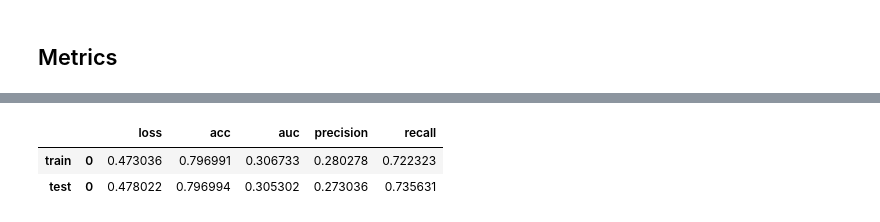
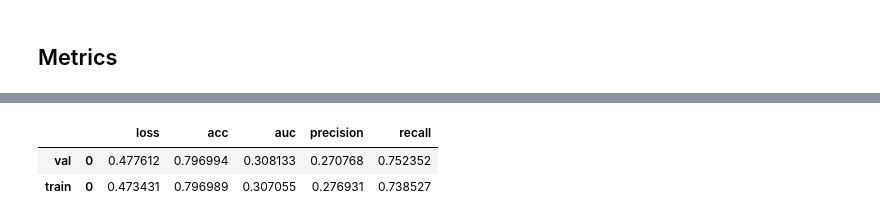
Before and after one commit to vla6/Blog_gnn_naics, a Jupyter notebook: 12_gnn_base_train.ipynb, the cells around one changed output, grey strips where cells are left out. Saved outputs shown, nothing was run; the diff lists cells and outputs as text; code cells hidden in the pictures.

Commit message:
Dev init model and metrics

```diff
--- a/12_gnn_base_train.ipynb
+++ b/12_gnn_base_train.ipynb
@@ -108,7 +108,7 @@ sg.random.set_seed(4345)
 ##### Node Predictor Generator and "Flows"
 Create objects to train on train cases, monitor on validation cases
 # %%
-generator = HinSAGENodeGenerator(sba_graph, batch_size=40,
+generator = HinSAGENodeGenerator(sba_graph, batch_size=20,
                                  num_samples=[10, 20],
                                  head_node_type='LoanNr_ChkDgt',
                                  seed=2454)
@@ -133,7 +133,7 @@ prediction = layers.Dense(units=1, activation="sigmoid",
 # %%
 model = Model(inputs=x_inp, outputs=prediction)
 model.compile(
-    optimizer=tf.keras.optimizers.legacy.Adam(learning_rate=0.001),
+    optimizer=tf.keras.optimizers.legacy.Adam(learning_rate=0.0001),
     loss = losses.binary_crossentropy,
     metrics=["acc", km.AUC(curve='PR'), km.Precision(thresholds=base_thresh),
              km.Recall(thresholds=base_thresh)],
@@ -142,7 +142,7 @@ model.compile(
 ##### Fit model
 # %%
 history = model.fit(
-    train_gen, epochs=20, validation_data=val_gen, verbose=2, shuffle=False
+    train_gen, epochs=20, validation_data=val_gen, verbose=2, shuffle=True
 )
 # %% [output]
 Epoch 1/20
@@ -181,5 +181,5 @@ pd.DataFrame(history.history).to_csv(Path(setup.temp_path).joinpath('12_REPORT_f
 # %% [markdown]
 ## Metrics
 # %%
-train_test_metrics = model.evaluate(val_gen)
+val_metrics = model.evaluate(val_gen)
 # %% [output]
@@ -191,10 +191,10 @@ train_metrics = model.evaluate(train_gen)
 # %%
-metrics = pd.concat([pd.DataFrame(dict(zip(model.metrics_names, [[t] for t in train_metrics]))),
-                         pd.DataFrame(dict(zip(model.metrics_names, [[t] for t in train_test_metrics])))],
-                        keys=['train', 'test'])
+metrics = pd.concat([pd.DataFrame(dict(zip(model.metrics_names, [[t] for t in val_metrics]))),
+                         pd.DataFrame(dict(zip(model.metrics_names, [[t] for t in train_metrics])))],
+                        keys=['val', 'train'])
 metrics.to_csv(Path(setup.temp_path).joinpath('12_REPORT_train_metrics.pkl'), index=True)
 metrics
 # %% [output]
 |  |  | loss | acc | auc | precision | recall |
-| train | 0 | 0.473036 | 0.796991 | 0.306733 | 0.280278 | 0.722323 |
-| test | 0 | 0.478022 | 0.796994 | 0.305302 | 0.273036 | 0.735631 |
+| val | 0 | 0.477612 | 0.796994 | 0.308133 | 0.270768 | 0.752352 |
+| train | 0 | 0.473431 | 0.796989 | 0.307055 | 0.276931 | 0.738527 |
```
Also changed, not shown: parts of 5 cells of this notebook, 3 other files.
